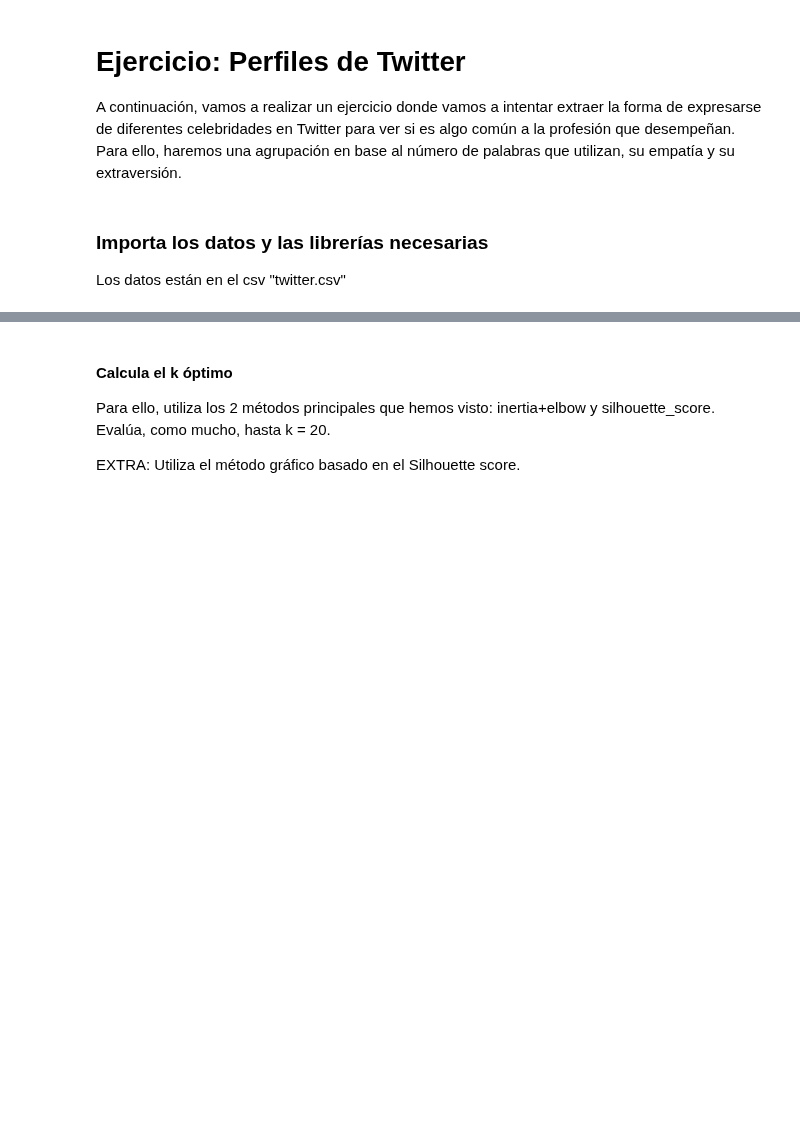
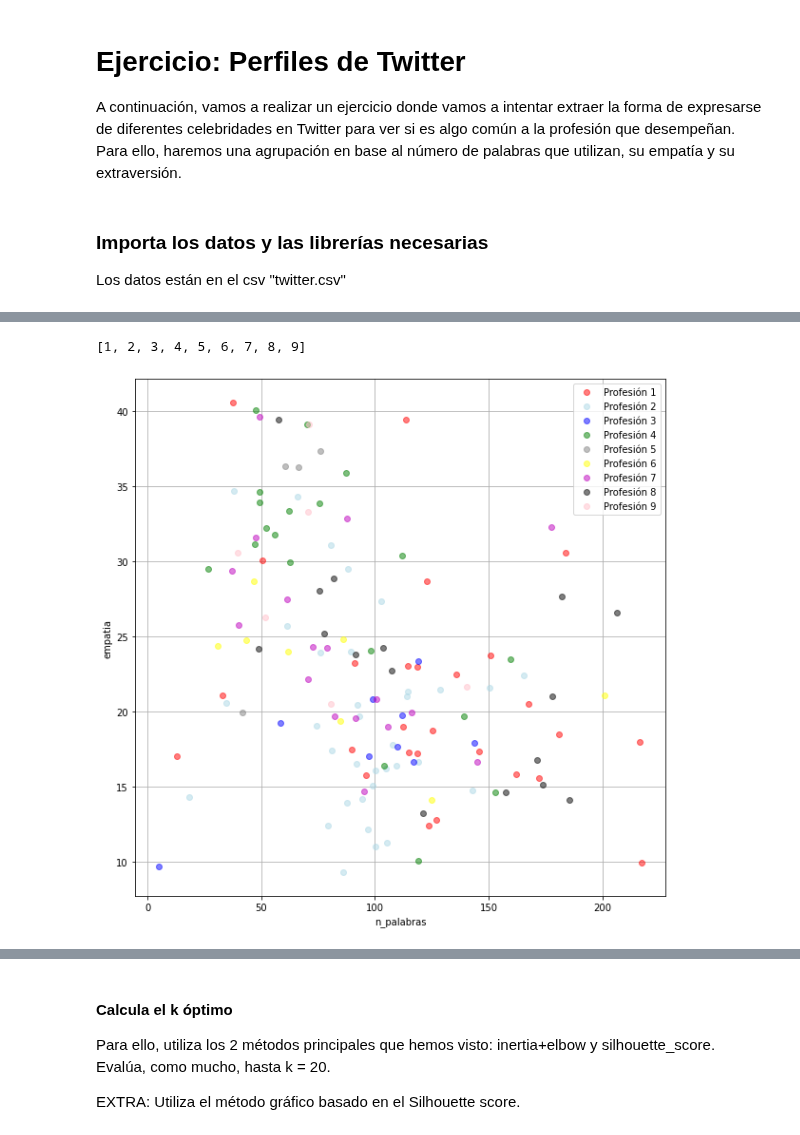
Before and after one commit to franciscocanon-thebridge/bootcamp_thebridge_PTSep20, a Jupyter notebook: Bloque 3 - Machine Learning/02_No supervisado/02_Ejercicio_Twitter.ipynb, the cells around one changed output, grey strips where cells are left out. Saved outputs shown, nothing was run; the diff lists cells and outputs as text; code cells hidden in the pictures; blank space fills up the shorter version.

```diff
--- a/Bloque 3 - Machine Learning/02_No supervisado/02_Ejercicio_Twitter.ipynb
+++ b/Bloque 3 - Machine Learning/02_No supervisado/02_Ejercicio_Twitter.ipynb
@@ -30,0 +57,22 @@ Como hemos comentado al principio, vamos a utilizar las columnas ``n_palabras``,
+# %%
+sorted(df['profesion'].unique())
+# %% [output]
+[1, 2, 3, 4, 5, 6, 7, 8, 9]
+# %%
+colors = ['r', 'lightblue', 'blue', 'green', 'grey', 'yellow', 'm', 'k', 'pink']
+
+plt.figure(figsize=(10, 10))
+
+for profesion in sorted(df['profesion'].unique()):
+        plt.plot(df[df['profesion'] == profesion]['n_palabras'],
+                 df[df['profesion'] == profesion]['empatia'],
+                 'o',
+                 color=colors[profesion-1],
+                 alpha=0.5,
+                 label=f'Profesión {profesion}')
+plt.xlabel("n_palabras")
+plt.ylabel("empatia")
+plt.grid()
+plt.legend();
+# %% [output]
+[figure, added]
```
Also changed, not shown: parts of 23 cells of this notebook, 16 other files.
